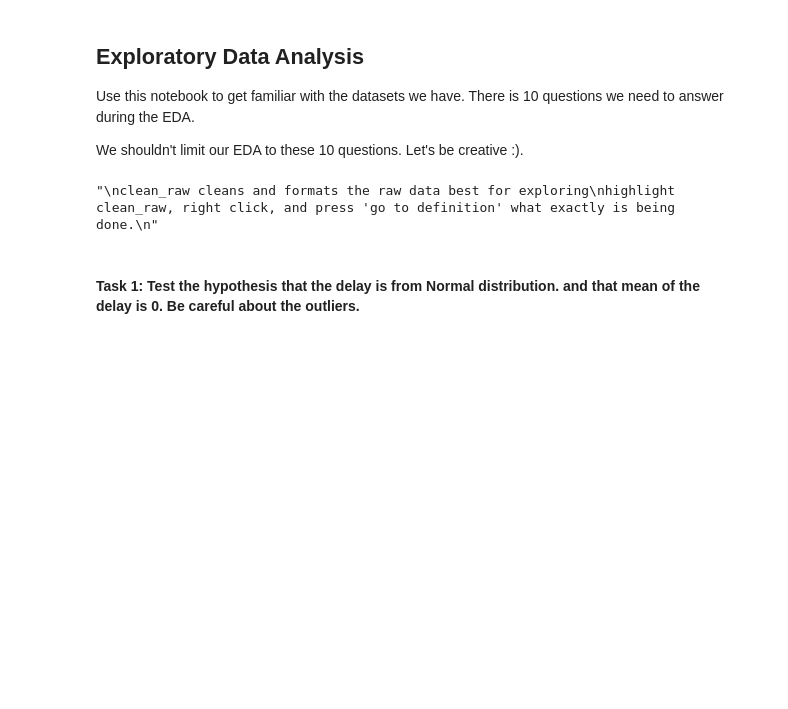
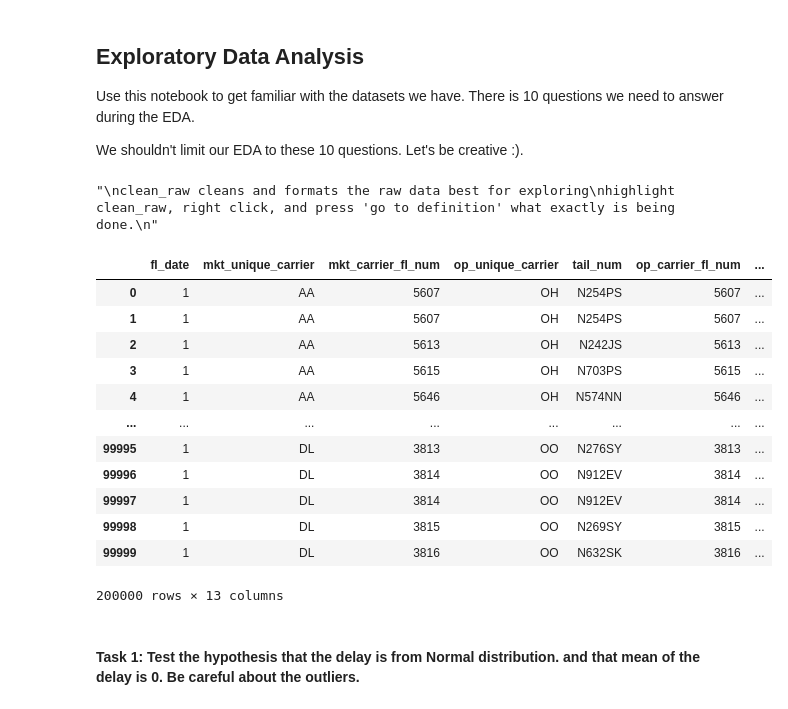
Before and after one commit to Malcolm-Q/Mid-Term, a Jupyter notebook: src/exploratory_analysis.ipynb, the cells around one changed output. Drawn from its saved outputs; the diff is of its cells as text; code cells hidden in the pictures; blank space fills up the shorter version.

```diff
--- a/src/exploratory_analysis.ipynb
+++ b/src/exploratory_analysis.ipynb
@@ -26,6 +26,22 @@ all_months = loader(joined=True)
 
 mega = loader(mega_df=True)
 # one dataframe containing all gathered and cleaned data.
+# %%
+all_months[0]
+# %% [output]
+|  | fl_date | mkt_unique_carrier | mkt_carrier_fl_num | op_unique_carrier | tail_num | op_carrier_fl_num | ... |
+| 0 | 1 | AA | 5607 | OH | N254PS | 5607 | ... |
+| 1 | 1 | AA | 5607 | OH | N254PS | 5607 | ... |
+| 2 | 1 | AA | 5613 | OH | N242JS | 5613 | ... |
+| 3 | 1 | AA | 5615 | OH | N703PS | 5615 | ... |
+| 4 | 1 | AA | 5646 | OH | N574NN | 5646 | ... |
+| ... | ... | ... | ... | ... | ... | ... | ... |
+| 99995 | 1 | DL | 3813 | OO | N276SY | 3813 | ... |
+| 99996 | 1 | DL | 3814 | OO | N912EV | 3814 | ... |
+| 99997 | 1 | DL | 3814 | OO | N912EV | 3814 | ... |
+| 99998 | 1 | DL | 3815 | OO | N269SY | 3815 | ... |
+| 99999 | 1 | DL | 3816 | OO | N632SK | 3816 | ... |
+200000 rows × 13 columns
 # %% [markdown]
 #### **Task 1**: Test the hypothesis that the delay is from Normal distribution. and that **mean** of the delay is 0. Be careful about the outliers.
 # %%
```
Also changed, not shown: parts of 18 cells of this notebook, 34 other files.
